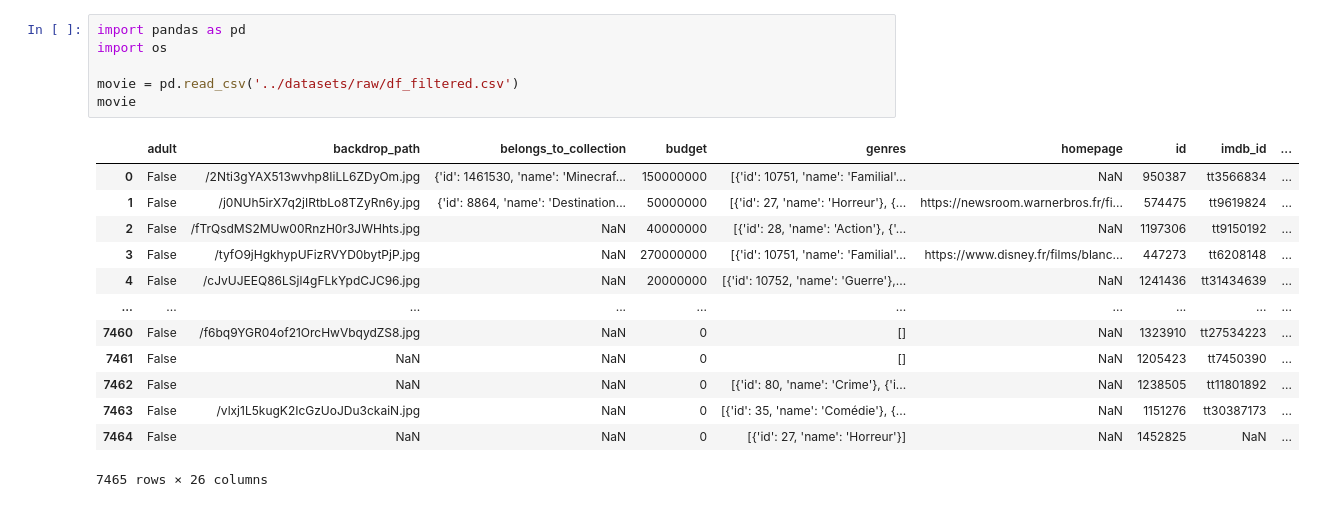
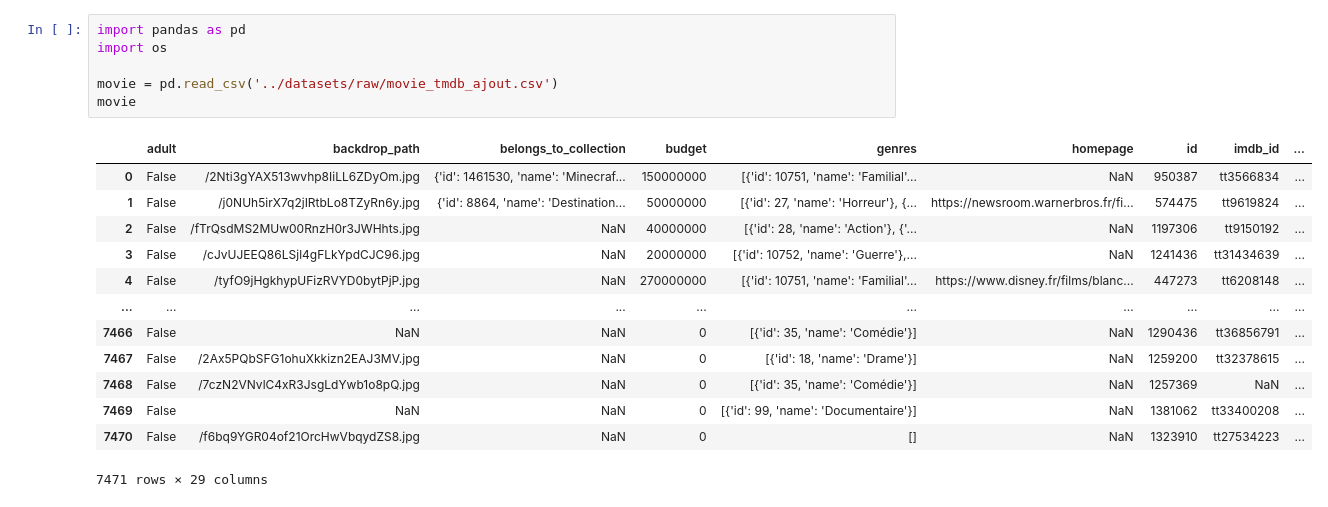
Before and after one commit to jbhdev/data-films, a Jupyter notebook: notebooks/explo.ipynb, the cells around one changed output. Saved outputs shown, nothing was run; the diff lists cells and outputs as text.

Commit message:
ajout movie.tmdb.csv

```diff
--- a/notebooks/explo.ipynb
+++ b/notebooks/explo.ipynb
@@ -1,20 +1,20 @@
 # %%
 import pandas as pd
 import os
 
-movie = pd.read_csv('../datasets/raw/df_filtered.csv')
+movie = pd.read_csv('../datasets/raw/movie_tmdb_ajout.csv')
 movie
 # %% [output]
 |  | adult | backdrop_path | belongs_to_collection | budget | genres | homepage | id | imdb_id | ... |
 | 0 | False | /2Nti3gYAX513wvhp8IiLL6ZDyOm.jpg | {'id': 1461530, 'name': 'Minecraf... | 150000000 | [{'id': 10751, 'name': 'Familial'... | NaN | 950387 | tt3566834 | ... |
 | 1 | False | /j0NUh5irX7q2jIRtbLo8TZyRn6y.jpg | {'id': 8864, 'name': 'Destination... | 50000000 | [{'id': 27, 'name': 'Horreur'}, {... | https://newsroom.warnerbros.fr/fi... | 574475 | tt9619824 | ... |
 | 2 | False | /fTrQsdMS2MUw00RnzH0r3JWHhts.jpg | NaN | 40000000 | [{'id': 28, 'name': 'Action'}, {'... | NaN | 1197306 | tt9150192 | ... |
-| 3 | False | /tyfO9jHgkhypUFizRVYD0bytPjP.jpg | NaN | 270000000 | [{'id': 10751, 'name': 'Familial'... | https://www.disney.fr/films/blanc... | 447273 | tt6208148 | ... |
-| 4 | False | /cJvUJEEQ86LSjl4gFLkYpdCJC96.jpg | NaN | 20000000 | [{'id': 10752, 'name': 'Guerre'},... | NaN | 1241436 | tt31434639 | ... |
+| 3 | False | /cJvUJEEQ86LSjl4gFLkYpdCJC96.jpg | NaN | 20000000 | [{'id': 10752, 'name': 'Guerre'},... | NaN | 1241436 | tt31434639 | ... |
+| 4 | False | /tyfO9jHgkhypUFizRVYD0bytPjP.jpg | NaN | 270000000 | [{'id': 10751, 'name': 'Familial'... | https://www.disney.fr/films/blanc... | 447273 | tt6208148 | ... |
 | ... | ... | ... | ... | ... | ... | ... | ... | ... | ... |
-| 7460 | False | /f6bq9YGR04of21OrcHwVbqydZS8.jpg | NaN | 0 | [] | NaN | 1323910 | tt27534223 | ... |
-| 7461 | False | NaN | NaN | 0 | [] | NaN | 1205423 | tt7450390 | ... |
-| 7462 | False | NaN | NaN | 0 | [{'id': 80, 'name': 'Crime'}, {'i... | NaN | 1238505 | tt11801892 | ... |
-| 7463 | False | /vlxj1L5kugK2IcGzUoJDu3ckaiN.jpg | NaN | 0 | [{'id': 35, 'name': 'Comédie'}, {... | NaN | 1151276 | tt30387173 | ... |
-| 7464 | False | NaN | NaN | 0 | [{'id': 27, 'name': 'Horreur'}] | NaN | 1452825 | NaN | ... |
+| 7466 | False | NaN | NaN | 0 | [{'id': 35, 'name': 'Comédie'}] | NaN | 1290436 | tt36856791 | ... |
+| 7467 | False | /2Ax5PQbSFG1ohuXkkizn2EAJ3MV.jpg | NaN | 0 | [{'id': 18, 'name': 'Drame'}] | NaN | 1259200 | tt32378615 | ... |
+| 7468 | False | /7czN2VNvlC4xR3JsgLdYwb1o8pQ.jpg | NaN | 0 | [{'id': 35, 'name': 'Comédie'}] | NaN | 1257369 | NaN | ... |
+| 7469 | False | NaN | NaN | 0 | [{'id': 99, 'name': 'Documentaire'}] | NaN | 1381062 | tt33400208 | ... |
+| 7470 | False | /f6bq9YGR04of21OrcHwVbqydZS8.jpg | NaN | 0 | [] | NaN | 1323910 | tt27534223 | ... |
-7465 rows × 26 columns
+7471 rows × 29 columns
```
Also changed, not shown: 4 other files.
